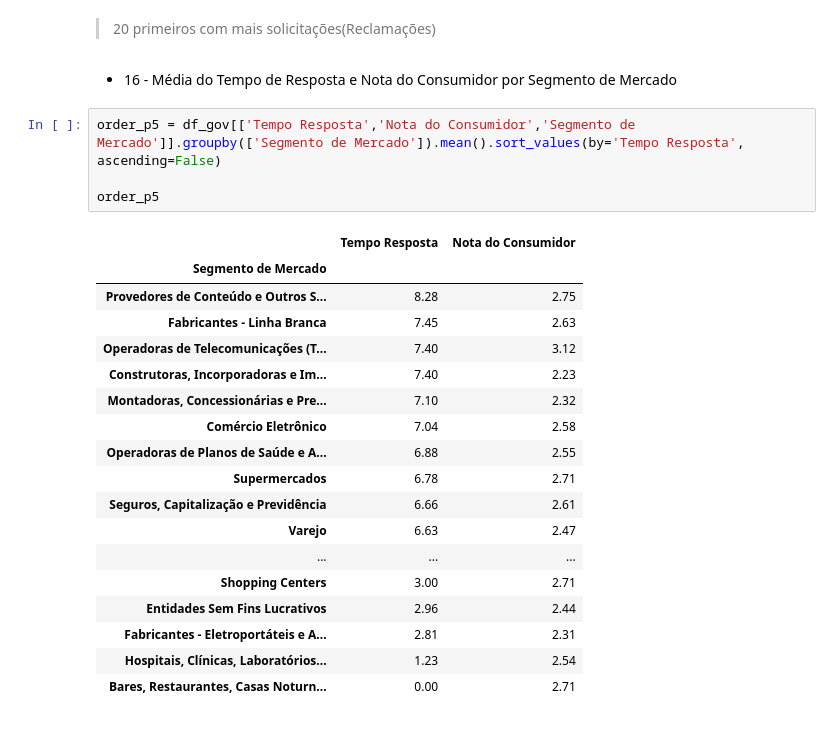
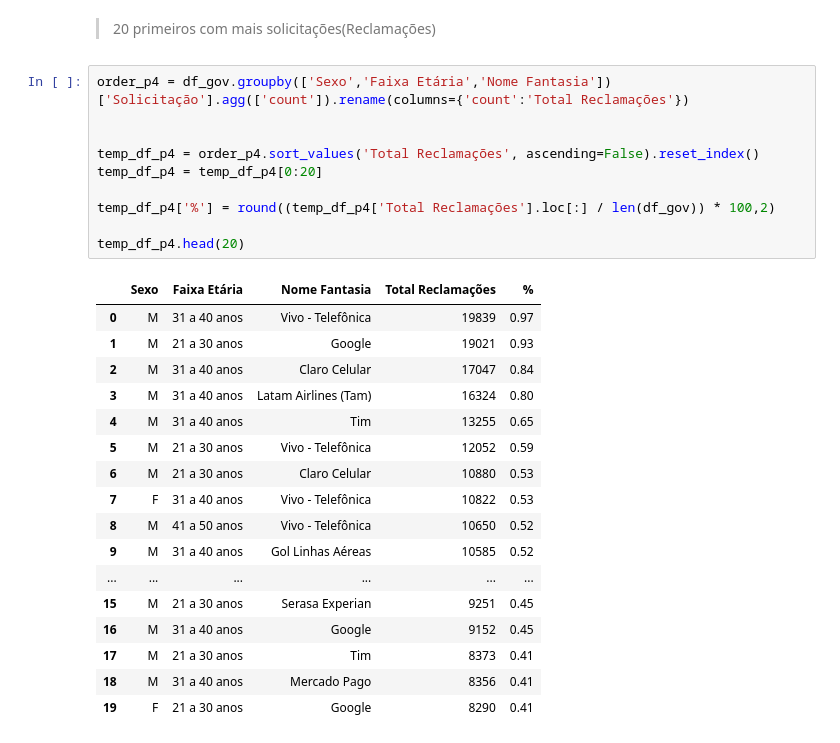
Before and after one commit to Prog-LucasAlves/AED_Consumidor_Gov_Br, a Jupyter notebook: Analysis/consumidor.ipynb, the cells around one changed output. Cells and saved outputs as stored; diff of their text form.

```diff
--- a/Analysis/consumidor.ipynb
+++ b/Analysis/consumidor.ipynb
@@ -773,28 +773,31 @@ temp_df_p3.head(20)
 - 15 - Verificando a faixa Etária das reclamações por 'Sexo','Faixa Etária','Região','Nome Fantasia','Total Reclamações'
 # %% [markdown]
 > 20 primeiros com mais solicitações(Reclamações)
-# %% [markdown]
-- 16 - Média do Tempo de Resposta e Nota do Consumidor por Segmento de Mercado
-# %%
-order_p5 = df_gov[['Tempo Resposta','Nota do Consumidor','Segmento de Mercado']].groupby(['Segmento de Mercado']).mean().sort_values(by='Tempo Resposta', ascending=False)
-
-order_p5
-# %% [output]
-|  | Tempo Resposta | Nota do Consumidor |
-| Segmento de Mercado |  |  |
-| Provedores de Conteúdo e Outros S... | 8.28 | 2.75 |
-| Fabricantes - Linha Branca | 7.45 | 2.63 |
-| Operadoras de Telecomunicações (T... | 7.40 | 3.12 |
-| Construtoras, Incorporadoras e Im... | 7.40 | 2.23 |
-| Montadoras, Concessionárias e Pre... | 7.10 | 2.32 |
-| Comércio Eletrônico | 7.04 | 2.58 |
-| Operadoras de Planos de Saúde e A... | 6.88 | 2.55 |
-| Supermercados | 6.78 | 2.71 |
-| Seguros, Capitalização e Previdência | 6.66 | 2.61 |
-| Varejo | 6.63 | 2.47 |
-| ... | ... | ... |
-| Shopping Centers | 3.00 | 2.71 |
-| Entidades Sem Fins Lucrativos | 2.96 | 2.44 |
-| Fabricantes - Eletroportáteis e A... | 2.81 | 2.31 |
-| Hospitais, Clínicas, Laboratórios... | 1.23 | 2.54 |
-| Bares, Restaurantes, Casas Noturn... | 0.00 | 2.71 |
+# %%
+order_p4 = df_gov.groupby(['Sexo','Faixa Etária','Nome Fantasia'])['Solicitação'].agg(['count']).rename(columns={'count':'Total Reclamações'})
+
+
+temp_df_p4 = order_p4.sort_values('Total Reclamações', ascending=False).reset_index()
+temp_df_p4 = temp_df_p4[0:20]
+
+temp_df_p4['%'] = round((temp_df_p4['Total Reclamações'].loc[:] / len(df_gov)) * 100,2)
+
+temp_df_p4.head(20)
+# %% [output]
+|  | Sexo | Faixa Etária | Nome Fantasia | Total Reclamações | % |
+| 0 | M | 31 a 40 anos | Vivo - Telefônica | 19839 | 0.97 |
+| 1 | M | 21 a 30 anos | Google | 19021 | 0.93 |
+| 2 | M | 31 a 40 anos | Claro Celular | 17047 | 0.84 |
+| 3 | M | 31 a 40 anos | Latam Airlines (Tam) | 16324 | 0.80 |
+| 4 | M | 31 a 40 anos | Tim | 13255 | 0.65 |
+| 5 | M | 21 a 30 anos | Vivo - Telefônica | 12052 | 0.59 |
+| 6 | M | 21 a 30 anos | Claro Celular | 10880 | 0.53 |
+| 7 | F | 31 a 40 anos | Vivo - Telefônica | 10822 | 0.53 |
+| 8 | M | 41 a 50 anos | Vivo - Telefônica | 10650 | 0.52 |
+| 9 | M | 31 a 40 anos | Gol Linhas Aéreas | 10585 | 0.52 |
+| ... | ... | ... | ... | ... | ... |
+| 15 | M | 21 a 30 anos | Serasa Experian | 9251 | 0.45 |
+| 16 | M | 31 a 40 anos | Google | 9152 | 0.45 |
+| 17 | M | 21 a 30 anos | Tim | 8373 | 0.41 |
+| 18 | M | 31 a 40 anos | Mercado Pago | 8356 | 0.41 |
+| 19 | F | 21 a 30 anos | Google | 8290 | 0.41 |
```
Also changed, not shown: parts of 20 cells of this notebook, 3 other files.
